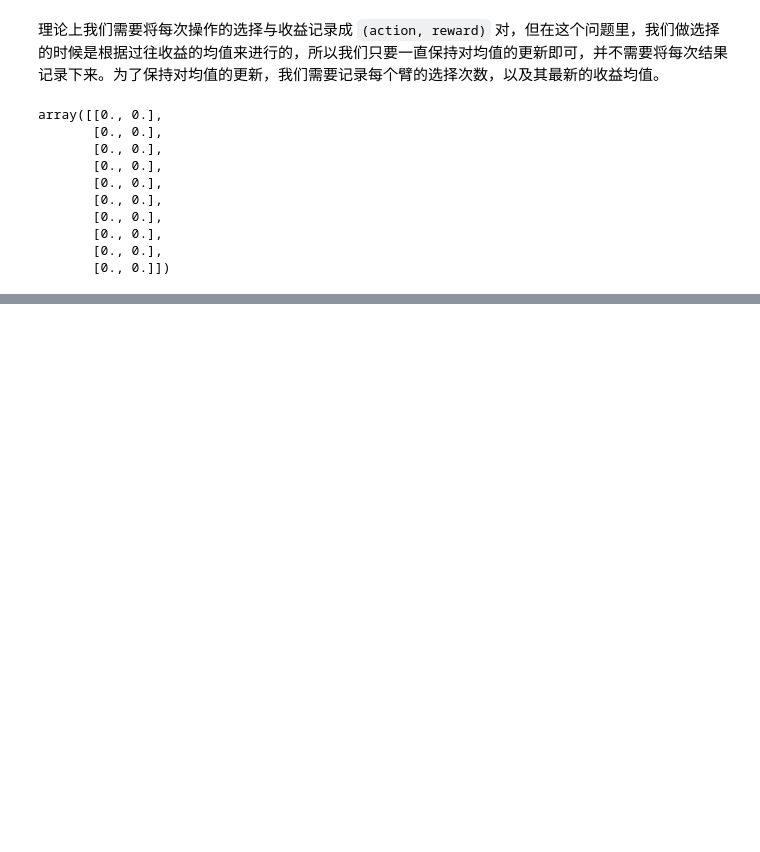
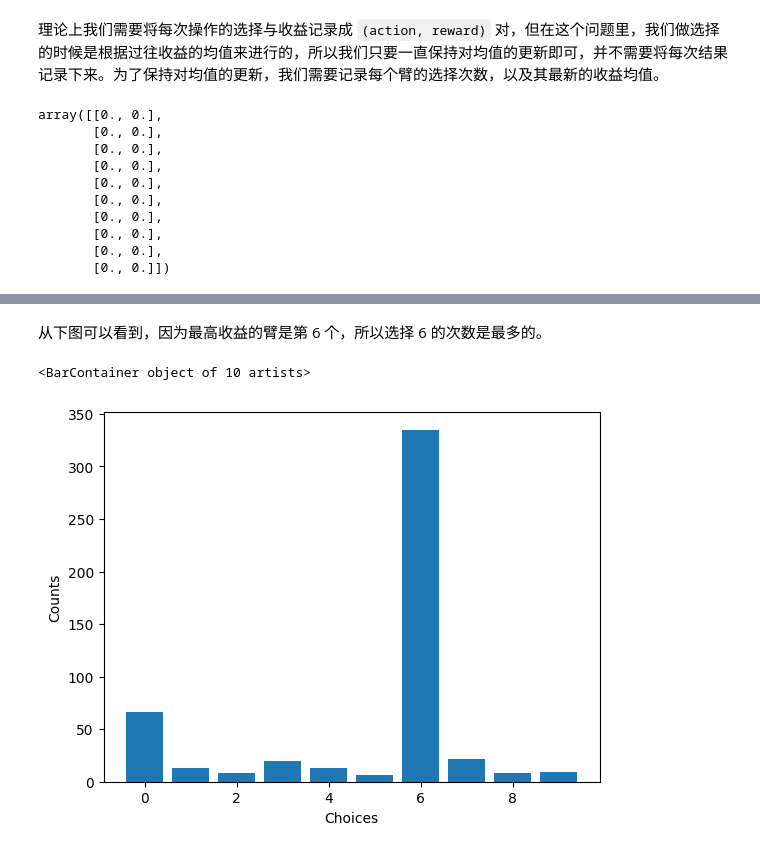
Before and after one commit to Aquietzero/ai-playground, a Jupyter notebook: reinforcement_learning/n_arm_bandit.ipynb, the cells around one changed output, grey strips where cells are left out. Cells and saved outputs as stored; diff of their text form; code cells hidden in the pictures; blank space fills up the shorter version.

```diff
--- a/reinforcement_learning/n_arm_bandit.ipynb
+++ b/reinforcement_learning/n_arm_bandit.ipynb
@@ -79,0 +88,10 @@ plt.plot(np.arange(len(rewards)), rewards, 'b', label='Mean Rewards')
+# %% [markdown]
+从下图可以看到，因为最高收益的臂是第 6 个，所以选择 6 的次数是最多的。
+# %%
+
+plt.xlabel('Choices')
+plt.ylabel('Counts')
+plt.bar(np.arange(len(choices)), choices, label='Choices Count')
+# %% [output]
+<BarContainer object of 10 artists>
+[figure, added]
```
Also changed, not shown: parts of 4 cells of this notebook.
